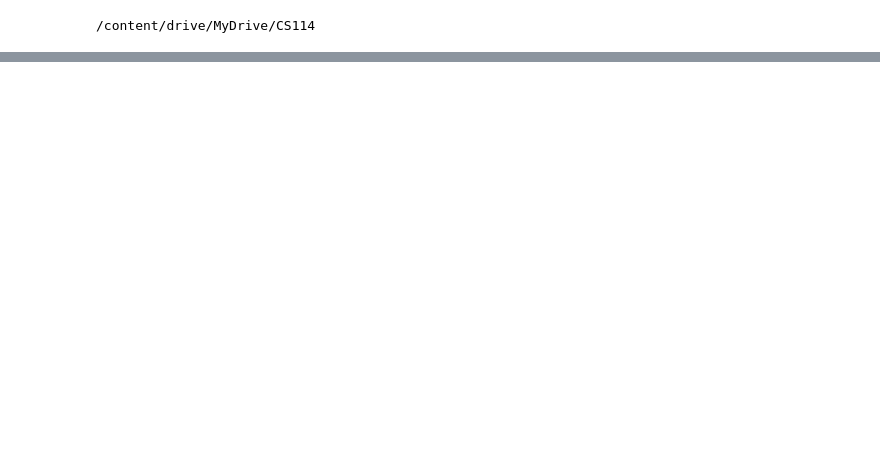
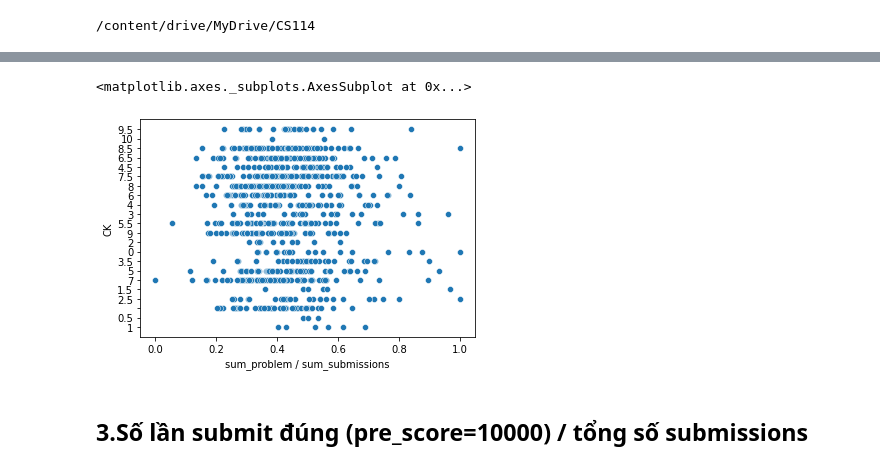
Before and after one commit to DarkStar1709/CS114.L21, a Jupyter notebook: colab3.ipynb, the cells around one changed output, grey strips where cells are left out. Drawn from its saved outputs; the diff is of its cells as text; code cells hidden in the pictures; blank space fills up the shorter version.

```diff
--- a/colab3.ipynb
+++ b/colab3.ipynb
@@ -51,0 +109,9 @@ y.head(5)
+# %%
+Feature_2 = pd.DataFrame(wecode['user_id'])
+Feature_2['sum_problem'] = pd.DataFrame(wecode['is_final'])
+Feature_2 = Feature_2.groupby(['user_id']).sum()
+sum_submissions = wecode[["user_id", "id"]].groupby("user_id").count()
+Feature_2 = pd.merge(Feature_2,sum_submissions,on='user_id',how='outer')
+Feature_2 = Feature_2.rename(columns = {"id":"sum_submissions"})
+Feature_2['sum_problem / sum_submissions'] = Feature_2['sum_problem'] / Feature_2['sum_submissions']
+Feature_2
@@ -51,0 +133,4 @@ y.head(5)
+# %%
+data_merge_2 = pd.merge(Feature_2,score,on='user_id',how='outer')
+data_merge_2 = data_merge_2.dropna()
+data_merge_2
@@ -51,0 +151,7 @@ y.head(5)
+# %%
+sns.scatterplot(x="sum_problem / sum_submissions", y="CK", data = data_merge_2)
+# %% [output]
+<matplotlib.axes._subplots.AxesSubplot at 0x...>
+[figure, added]
+# %% [markdown]
+## 3.Số lần submit đúng (pre_score=10000) / tổng số submissions
```
Also changed, not shown: parts of 21 cells of this notebook.
